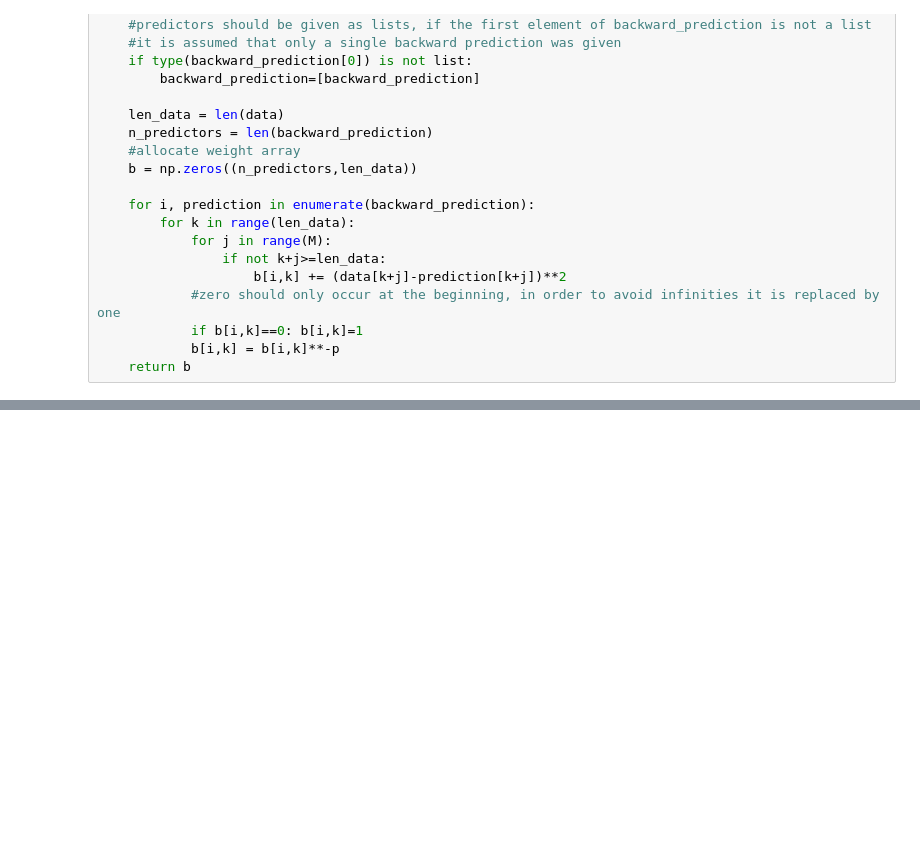
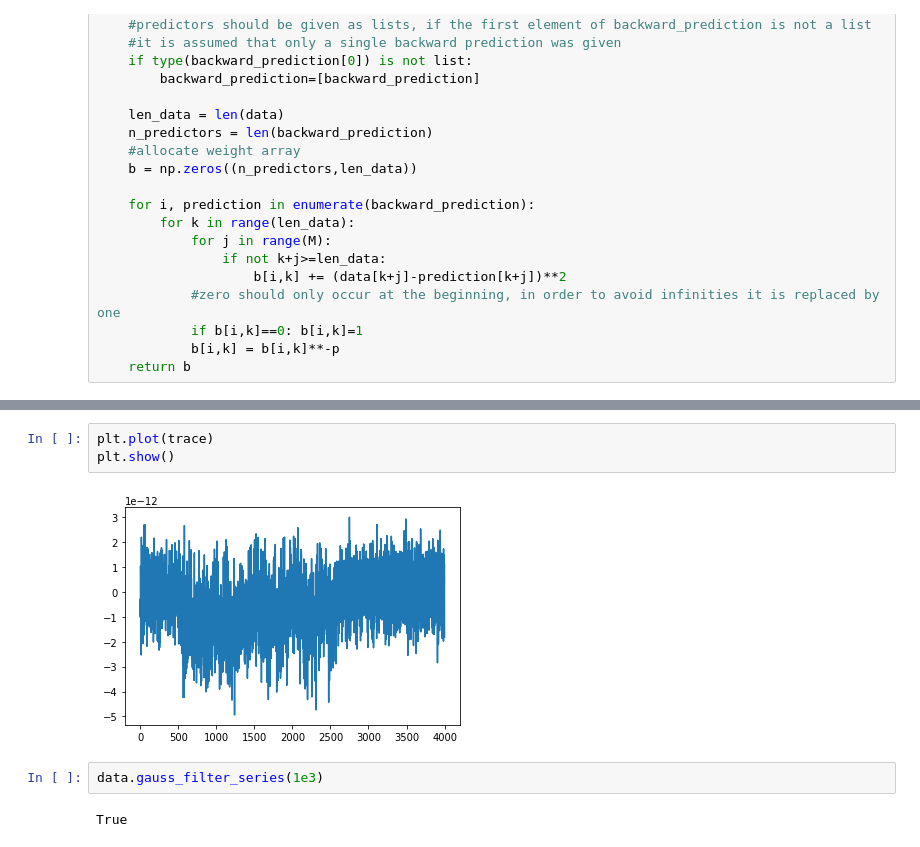
Before and after one commit to AGPlested/ASCAM, a Jupyter notebook: Chung-Kennedy.ipynb, the cells around one changed output, grey strips where cells are left out. Saved outputs shown, nothing was run; the diff lists cells and outputs as text; blank space fills up the shorter version.

```diff
--- a/Chung-Kennedy.ipynb
+++ b/Chung-Kennedy.ipynb
@@ -110,0 +278,9 @@ t_out = [
+# %%
+plt.plot(trace)
+plt.show()
+# %% [output]
+[figure, added]
+# %%
+data.gauss_filter_series(1e3)
+# %% [output]
+True
```
Also changed, not shown: parts of 20 cells of this notebook.
